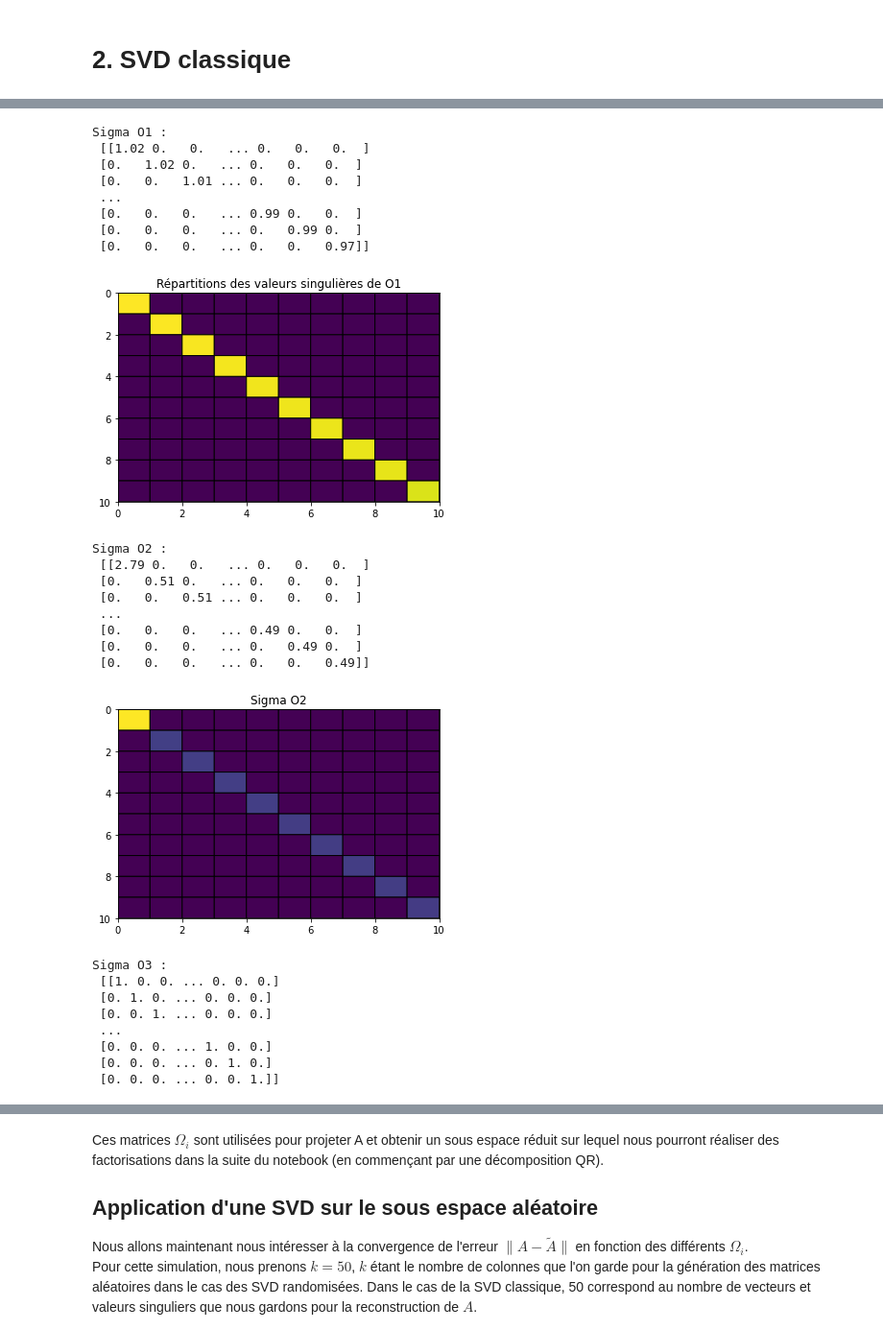
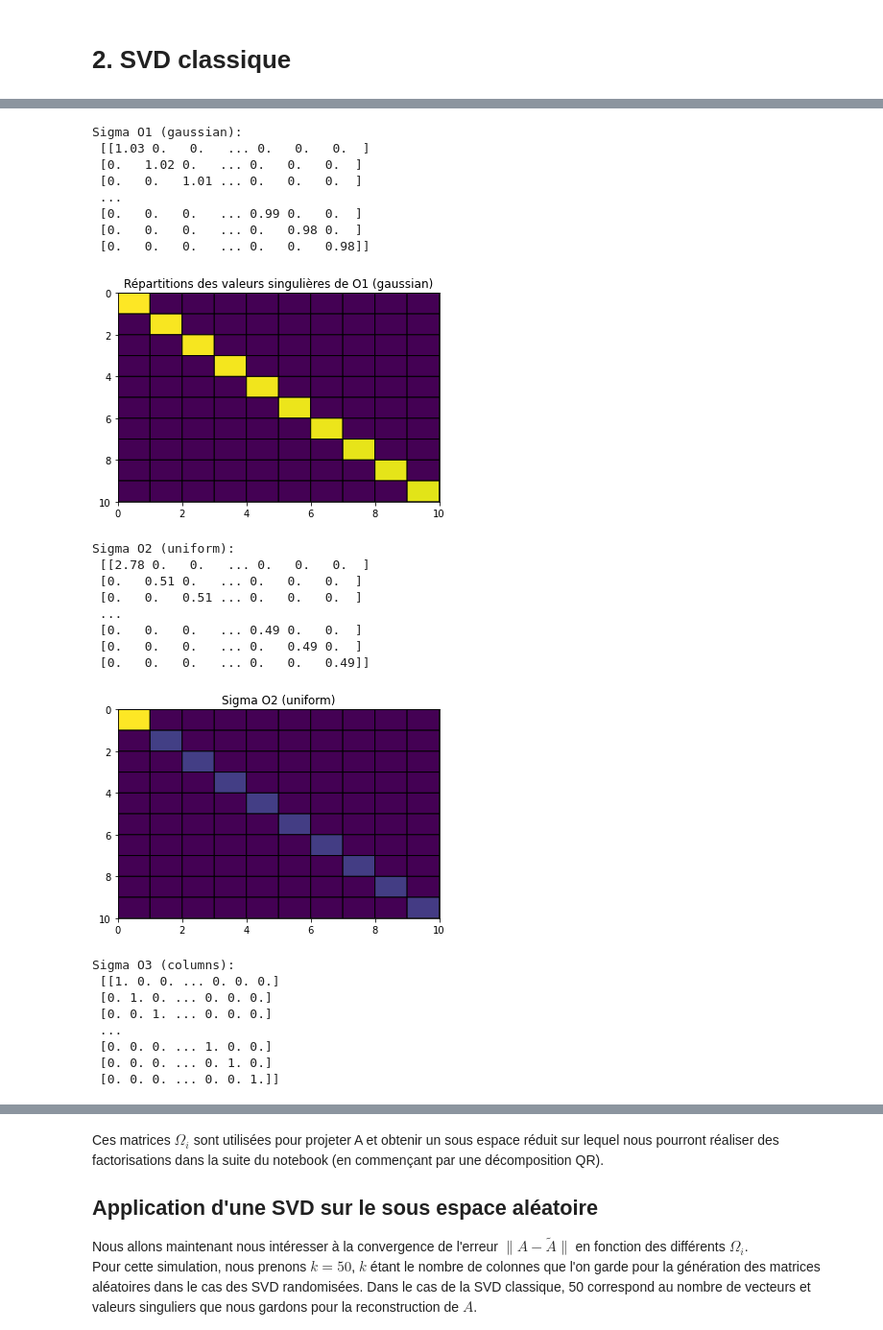
Before and after one commit to Aympab/randomized-svd, a Jupyter notebook: main.ipynb, the cells around one changed output, grey strips where cells are left out. Shown at 96% size. Cells and saved outputs as stored; diff of their text form; code cells hidden in the pictures.

```diff
--- a/main.ipynb
+++ b/main.ipynb
@@ -105,54 +116,54 @@ Omega1=np.random.normal(0, 1, (m, n))
 Omega2=np.random.uniform(0, 1, (m, n))
 
 Omega3=np.zeros((m, n))
 for c in Omega3.T :
     random_int = randint(0, m)
     c[random_int] = 1
 
 U1, S1, Vt1 = np.linalg.svd(normalize(Omega1.T), full_matrices=False)
 U2, S2, Vt2 = np.linalg.svd(normalize(Omega2.T), full_matrices=False)
 U3, S3, Vt3 = np.linalg.svd(normalize(Omega3), full_matrices=False)
 
-print("Sigma O1 :\n", np.diag(S1).round(2))
+print("Sigma O1 (gaussian):\n", np.diag(S1).round(2))
 plt.figure(0)
-plt.title("Répartitions des valeurs singulières de O1")
+plt.title("Répartitions des valeurs singulières de O1 (gaussian)")
 plt.gca().invert_yaxis()
 plt.pcolor(np.diag(S1), edgecolors='k', linewidths=1)
 plt.show()
 
-print("Sigma O2 :\n", np.diag(S2).round(2))
+print("Sigma O2 (uniform):\n", np.diag(S2).round(2))
 plt.figure(1)
-plt.title("Sigma O2")
+plt.title("Sigma O2 (uniform)")
 plt.gca().invert_yaxis()
 plt.pcolor(np.diag(S2), edgecolors='k', linewidths=1)
 plt.show()
 
-print("Sigma O3 :\n", np.diag(S3).round(2))
+print("Sigma O3 (columns):\n", np.diag(S3).round(2))
 plt.figure(3)
-plt.title("Sigma O3")
+plt.title("Sigma O3 (columns)")
 plt.gca().invert_yaxis()
 plt.pcolor(np.diag(S3), edgecolors='k', linewidths=1)
 plt.show()
 # %% [output]
-Sigma O1 :
- [[1.02 0.   0.   ... 0.   0.   0.  ]
+Sigma O1 (gaussian):
+ [[1.03 0.   0.   ... 0.   0.   0.  ]
  [0.   1.02 0.   ... 0.   0.   0.  ]
  [0.   0.   1.01 ... 0.   0.   0.  ]
  ...
  [0.   0.   0.   ... 0.99 0.   0.  ]
- [0.   0.   0.   ... 0.   0.99 0.  ]
- [0.   0.   0.   ... 0.   0.   0.97]]
+ [0.   0.   0.   ... 0.   0.98 0.  ]
+ [0.   0.   0.   ... 0.   0.   0.98]]
-[figure, old version]
+[figure, new version]
-Sigma O2 :
- [[2.79 0.   0.   ... 0.   0.   0.  ]
+Sigma O2 (uniform):
+ [[2.78 0.   0.   ... 0.   0.   0.  ]
  [0.   0.51 0.   ... 0.   0.   0.  ]
  [0.   0.   0.51 ... 0.   0.   0.  ]
  ...
  [0.   0.   0.   ... 0.49 0.   0.  ]
  [0.   0.   0.   ... 0.   0.49 0.  ]
  [0.   0.   0.   ... 0.   0.   0.49]]
-[figure, old version]
+[figure, new version]
-Sigma O3 :
+Sigma O3 (columns):
  [[1. 0. 0. ... 0. 0. 0.]
  [0. 1. 0. ... 0. 0. 0.]
  [0. 0. 1. ... 0. 0. 0.]
```
Also changed, not shown: parts of 13 cells of this notebook, 9 other files.
